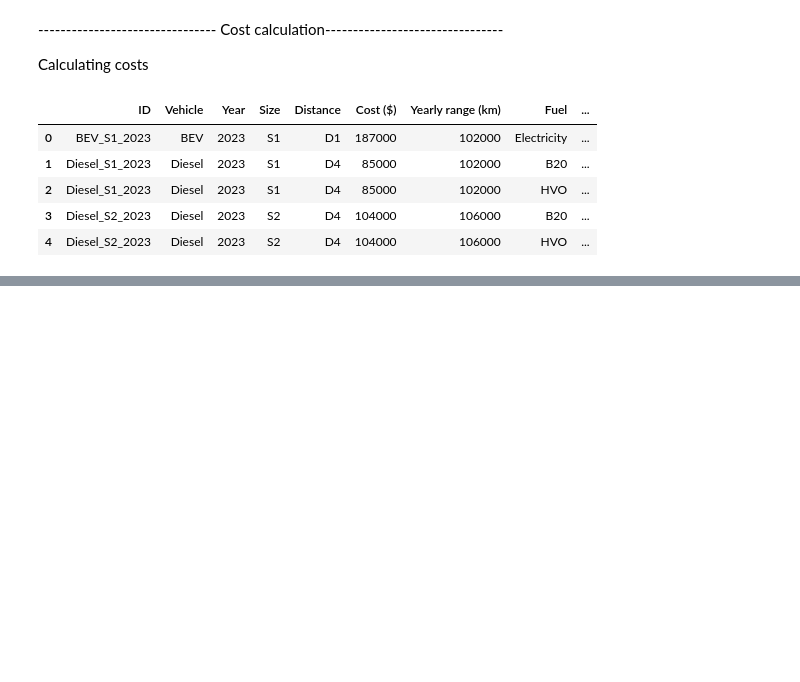
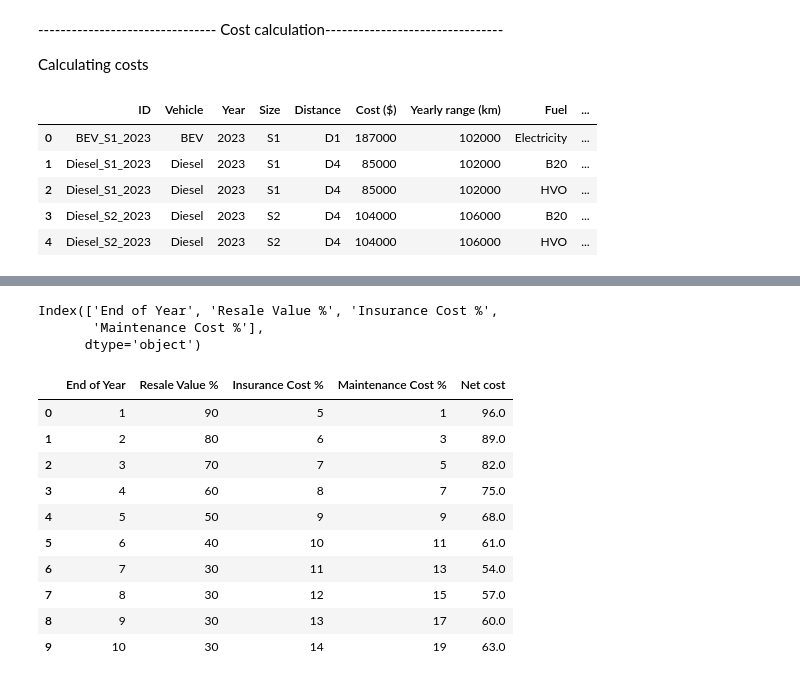
Before and after one commit to aceakshay2/shell2024, a Jupyter notebook: decarbonize.ipynb, the cells around one changed output, grey strips where cells are left out. Cells and saved outputs as stored; diff of their text form; code cells hidden in the pictures; blank space fills up the shorter version.

```diff
--- a/decarbonize.ipynb
+++ b/decarbonize.ipynb
@@ -306,0 +353,20 @@ vehicles_fuels_df.head()
+# %%
+cost_profiles_df.columns
+# %% [output]
+Index(['End of Year', 'Resale Value %', 'Insurance Cost %',
+       'Maintenance Cost %'],
+      dtype='object')
+# %%
+cost_profiles_df.head(30)
+# %% [output]
+|  | End of Year | Resale Value % | Insurance Cost % | Maintenance Cost % | Net cost |
+| 0 | 1 | 90 | 5 | 1 | 96.0 |
+| 1 | 2 | 80 | 6 | 3 | 89.0 |
+| 2 | 3 | 70 | 7 | 5 | 82.0 |
+| 3 | 4 | 60 | 8 | 7 | 75.0 |
+| 4 | 5 | 50 | 9 | 9 | 68.0 |
+| 5 | 6 | 40 | 10 | 11 | 61.0 |
+| 6 | 7 | 30 | 11 | 13 | 54.0 |
+| 7 | 8 | 30 | 12 | 15 | 57.0 |
+| 8 | 9 | 30 | 13 | 17 | 60.0 |
+| 9 | 10 | 30 | 14 | 19 | 63.0 |
```
Also changed, not shown: parts of 12 cells of this notebook.
